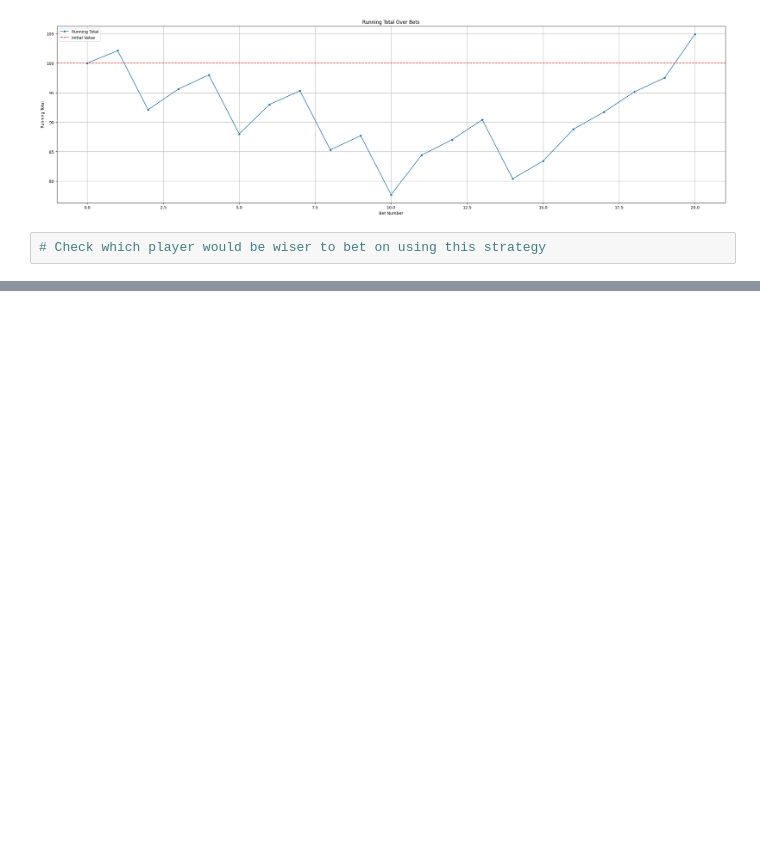
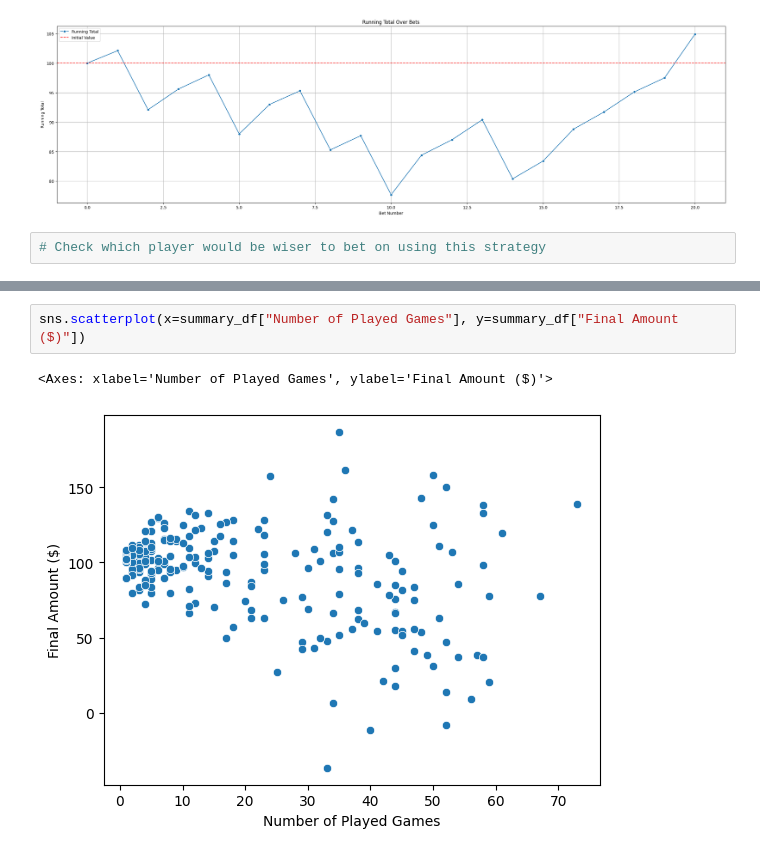
Before and after one commit to zediogocastro/smart-tennis-bet, a Jupyter notebook: simple_analytics.ipynb, the cells around one changed output, grey strips where cells are left out. Cells and saved outputs as stored; diff of their text form; blank space fills up the shorter version.

```diff
--- a/simple_analytics.ipynb
+++ b/simple_analytics.ipynb
@@ -297,0 +356,5 @@ plot_running_total_with_initial_value(df_r)
+# %%
+sns.scatterplot(x=summary_df["Number of Played Games"], y=summary_df["Final Amount ($)"])
+# %% [output]
+<Axes: xlabel='Number of Played Games', ylabel='Final Amount ($)'>
+[figure, added]
```
Also changed, not shown: parts of 12 cells of this notebook, 1 other file.
